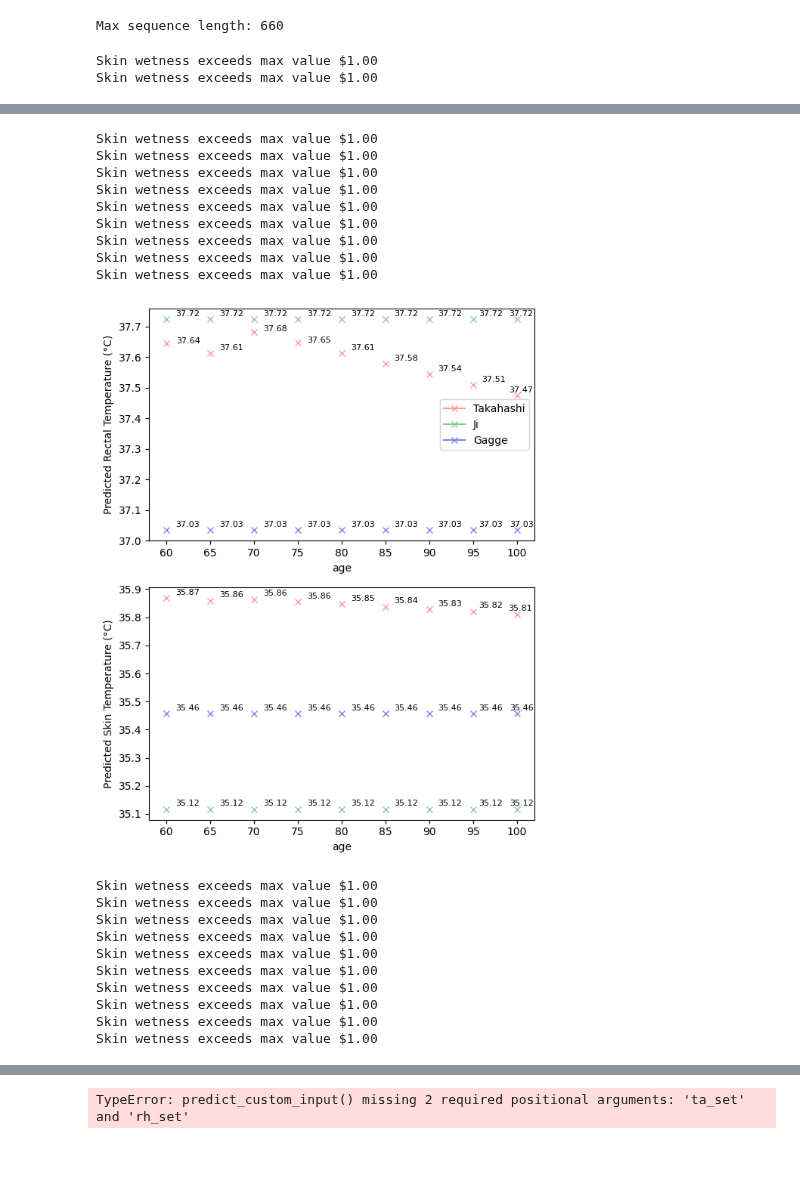
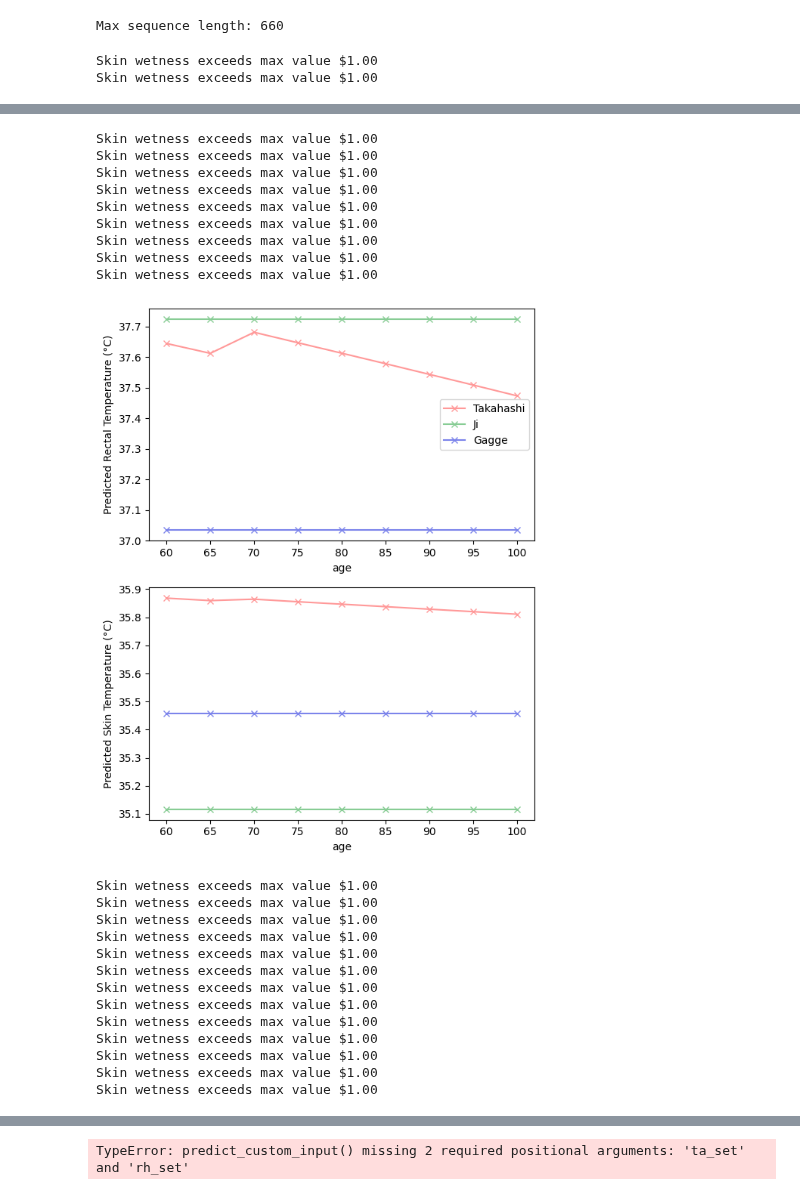
Before and after one commit to climate-ethos/core-temperature-modelling, a Jupyter notebook: results-sensitivity.ipynb, the cells around one changed output, grey strips where cells are left out. Drawn from its saved outputs; the diff is of its cells as text; code cells hidden in the pictures; blank space fills up the shorter version.

```diff
--- a/results-sensitivity.ipynb
+++ b/results-sensitivity.ipynb
@@ -220,36 +220,36 @@ def sensitivity_analysis_biophysical(models, model_functions, graphing_styles, v
 # %%
 models = ['Takahashi', 'Ji', 'Gagge']
 model_functions = [
 	(run_takahashi,),
 	(run_ji,),
 	(run_gagge,),
 ]
 graphing_styles = [
 	{'color': '#FF9999', 'marker': 'x'},
 	{'color': '#87CC94', 'marker': 'x'},
 	{'color': '#7c84eb', 'marker': 'x'}
 ]
 
 sensitivity_analysis_biophysical(models, model_functions, graphing_styles, 'female', [0, 1], split_subplots=True, plot_values=True)
-sensitivity_analysis_biophysical(models, model_functions, graphing_styles, 'age', [60, 65, 70, 75, 80, 85, 90, 95, 100], split_subplots=True, plot_values=True)
-sensitivity_analysis_biophysical(models, model_functions, graphing_styles, 'height', [130, 140, 150, 160, 170, 180, 190, 200, 210, 220, 230], split_subplots=True, plot_values=True)
-sensitivity_analysis_biophysical(models, model_functions, graphing_styles, 'mass', [40, 50, 60, 70, 80, 90, 100, 110, 120, 130, 140, 150], split_subplots=True, plot_values=True)
-sensitivity_analysis_biophysical(models, model_functions, graphing_styles, 'ta_set', [10, 15, 20, 25, 30, 35, 40, 45, 50], split_subplots=True, plot_values=True)
-sensitivity_analysis_biophysical(models, model_functions, graphing_styles, 'rh_set', [0, 10, 20, 30, 40, 50, 60, 70, 80, 90, 100], split_subplots=True, plot_values=True)
+sensitivity_analysis_biophysical(models, model_functions, graphing_styles, 'age', [60, 65, 70, 75, 80, 85, 90, 95, 100], split_subplots=True, connect_dots=True)
+sensitivity_analysis_biophysical(models, model_functions, graphing_styles, 'height', [130, 140, 150, 160, 170, 180, 190, 200, 210, 220, 230], split_subplots=True, connect_dots=True, plot_values=True)
+sensitivity_analysis_biophysical(models, model_functions, graphing_styles, 'mass', [40, 50, 60, 70, 80, 90, 100, 110, 120, 130, 140, 150], split_subplots=True, connect_dots=True, plot_values=True)
+sensitivity_analysis_biophysical(models, model_functions, graphing_styles, 'ta_set', [10, 15, 20, 25, 30, 35, 40, 45, 50], split_subplots=True, connect_dots=True)
+sensitivity_analysis_biophysical(models, model_functions, graphing_styles, 'rh_set', [0, 10, 20, 30, 40, 50, 60, 70, 80, 90, 100], split_subplots=True, connect_dots=True)
 # %% [output]
 Skin wetness exceeds max value $1.00
 Skin wetness exceeds max value $1.00
 [figure]
 Skin wetness exceeds max value $1.00
 Skin wetness exceeds max value $1.00
 Skin wetness exceeds max value $1.00
 Skin wetness exceeds max value $1.00
 Skin wetness exceeds max value $1.00
 Skin wetness exceeds max value $1.00
 Skin wetness exceeds max value $1.00
 Skin wetness exceeds max value $1.00
 Skin wetness exceeds max value $1.00
-[figure, old version]
+[figure, new version]
 Skin wetness exceeds max value $1.00
 Skin wetness exceeds max value $1.00
 Skin wetness exceeds max value $1.00
@@ -260,3 +260,6 @@ Skin wetness exceeds max value $1.00
 Skin wetness exceeds max value $1.00
 Skin wetness exceeds max value $1.00
 Skin wetness exceeds max value $1.00
+Skin wetness exceeds max value $1.00
+Skin wetness exceeds max value $1.00
+Skin wetness exceeds max value $1.00
```
Also changed, not shown: parts of 1 cell of this notebook, 4 other files.
